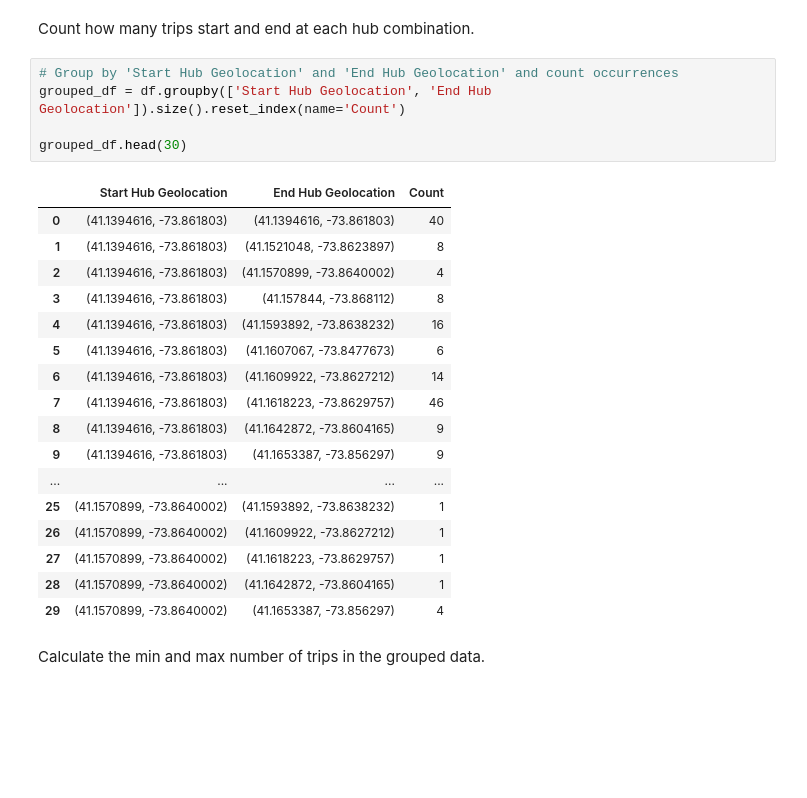
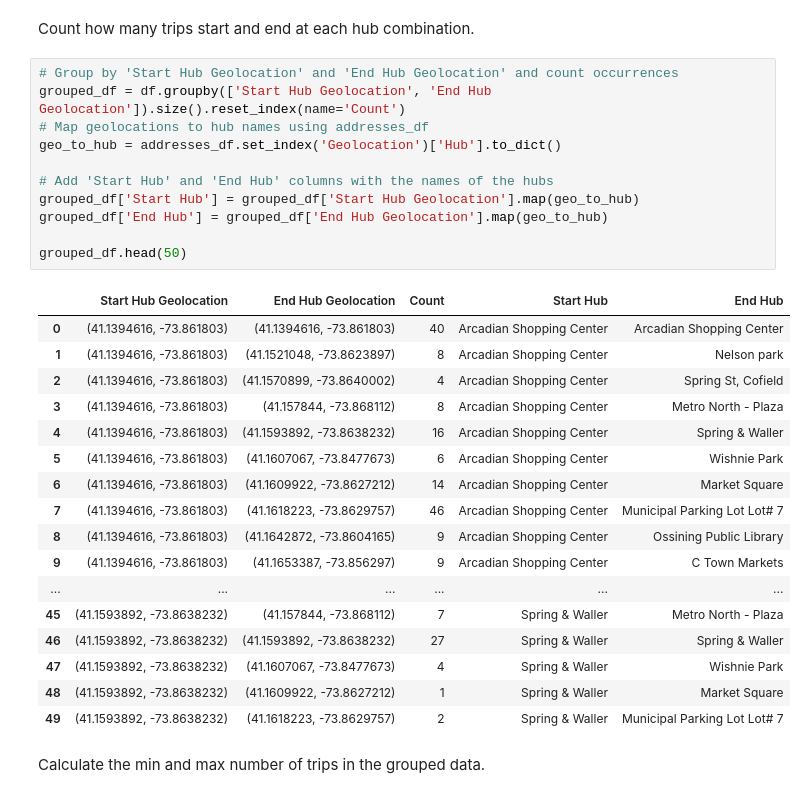
Before and after one commit to croton-on-hudson/project-mover, a Jupyter notebook: 2.merge.ipynb, the cells around one changed output. Drawn from its saved outputs; the diff is of its cells as text; blank space fills up the shorter version.

```diff
--- a/2.merge.ipynb
+++ b/2.merge.ipynb
@@ -87,26 +87,32 @@ Count how many trips start and end at each hub combination.
 # %%
 # Group by 'Start Hub Geolocation' and 'End Hub Geolocation' and count occurrences
 grouped_df = df.groupby(['Start Hub Geolocation', 'End Hub Geolocation']).size().reset_index(name='Count')
+# Map geolocations to hub names using addresses_df
+geo_to_hub = addresses_df.set_index('Geolocation')['Hub'].to_dict()
 
-grouped_df.head(30)
+# Add 'Start Hub' and 'End Hub' columns with the names of the hubs
+grouped_df['Start Hub'] = grouped_df['Start Hub Geolocation'].map(geo_to_hub)
+grouped_df['End Hub'] = grouped_df['End Hub Geolocation'].map(geo_to_hub)
+
+grouped_df.head(50)
 # %% [output]
-|  | Start Hub Geolocation | End Hub Geolocation | Count |
-| 0 | (41.1394616, -73.861803) | (41.1394616, -73.861803) | 40 |
-| 1 | (41.1394616, -73.861803) | (41.1521048, -73.8623897) | 8 |
-| 2 | (41.1394616, -73.861803) | (41.1570899, -73.8640002) | 4 |
-| 3 | (41.1394616, -73.861803) | (41.157844, -73.868112) | 8 |
-| 4 | (41.1394616, -73.861803) | (41.1593892, -73.8638232) | 16 |
-| 5 | (41.1394616, -73.861803) | (41.1607067, -73.8477673) | 6 |
-| 6 | (41.1394616, -73.861803) | (41.1609922, -73.8627212) | 14 |
-| 7 | (41.1394616, -73.861803) | (41.1618223, -73.8629757) | 46 |
-| 8 | (41.1394616, -73.861803) | (41.1642872, -73.8604165) | 9 |
-| 9 | (41.1394616, -73.861803) | (41.1653387, -73.856297) | 9 |
-| ... | ... | ... | ... |
-| 25 | (41.1570899, -73.8640002) | (41.1593892, -73.8638232) | 1 |
-| 26 | (41.1570899, -73.8640002) | (41.1609922, -73.8627212) | 1 |
-| 27 | (41.1570899, -73.8640002) | (41.1618223, -73.8629757) | 1 |
-| 28 | (41.1570899, -73.8640002) | (41.1642872, -73.8604165) | 1 |
-| 29 | (41.1570899, -73.8640002) | (41.1653387, -73.856297) | 4 |
+|  | Start Hub Geolocation | End Hub Geolocation | Count | Start Hub | End Hub |
+| 0 | (41.1394616, -73.861803) | (41.1394616, -73.861803) | 40 | Arcadian Shopping Center | Arcadian Shopping Center |
+| 1 | (41.1394616, -73.861803) | (41.1521048, -73.8623897) | 8 | Arcadian Shopping Center | Nelson park |
+| 2 | (41.1394616, -73.861803) | (41.1570899, -73.8640002) | 4 | Arcadian Shopping Center | Spring St, Cofield |
+| 3 | (41.1394616, -73.861803) | (41.157844, -73.868112) | 8 | Arcadian Shopping Center | Metro North - Plaza |
+| 4 | (41.1394616, -73.861803) | (41.1593892, -73.8638232) | 16 | Arcadian Shopping Center | Spring & Waller |
+| 5 | (41.1394616, -73.861803) | (41.1607067, -73.8477673) | 6 | Arcadian Shopping Center | Wishnie Park |
+| 6 | (41.1394616, -73.861803) | (41.1609922, -73.8627212) | 14 | Arcadian Shopping Center | Market Square |
+| 7 | (41.1394616, -73.861803) | (41.1618223, -73.8629757) | 46 | Arcadian Shopping Center | Municipal Parking Lot Lot# 7 |
+| 8 | (41.1394616, -73.861803) | (41.1642872, -73.8604165) | 9 | Arcadian Shopping Center | Ossining Public Library |
+| 9 | (41.1394616, -73.861803) | (41.1653387, -73.856297) | 9 | Arcadian Shopping Center | C Town Markets |
+| ... | ... | ... | ... | ... | ... |
+| 45 | (41.1593892, -73.8638232) | (41.157844, -73.868112) | 7 | Spring & Waller | Metro North - Plaza |
+| 46 | (41.1593892, -73.8638232) | (41.1593892, -73.8638232) | 27 | Spring & Waller | Spring & Waller |
+| 47 | (41.1593892, -73.8638232) | (41.1607067, -73.8477673) | 4 | Spring & Waller | Wishnie Park |
+| 48 | (41.1593892, -73.8638232) | (41.1609922, -73.8627212) | 1 | Spring & Waller | Market Square |
+| 49 | (41.1593892, -73.8638232) | (41.1618223, -73.8629757) | 2 | Spring & Waller | Municipal Parking Lot Lot# 7 |
 # %% [markdown]
 Calculate the min and max number of trips in the grouped data.
 # %%
```
Also changed, not shown: parts of 1 cell of this notebook.
